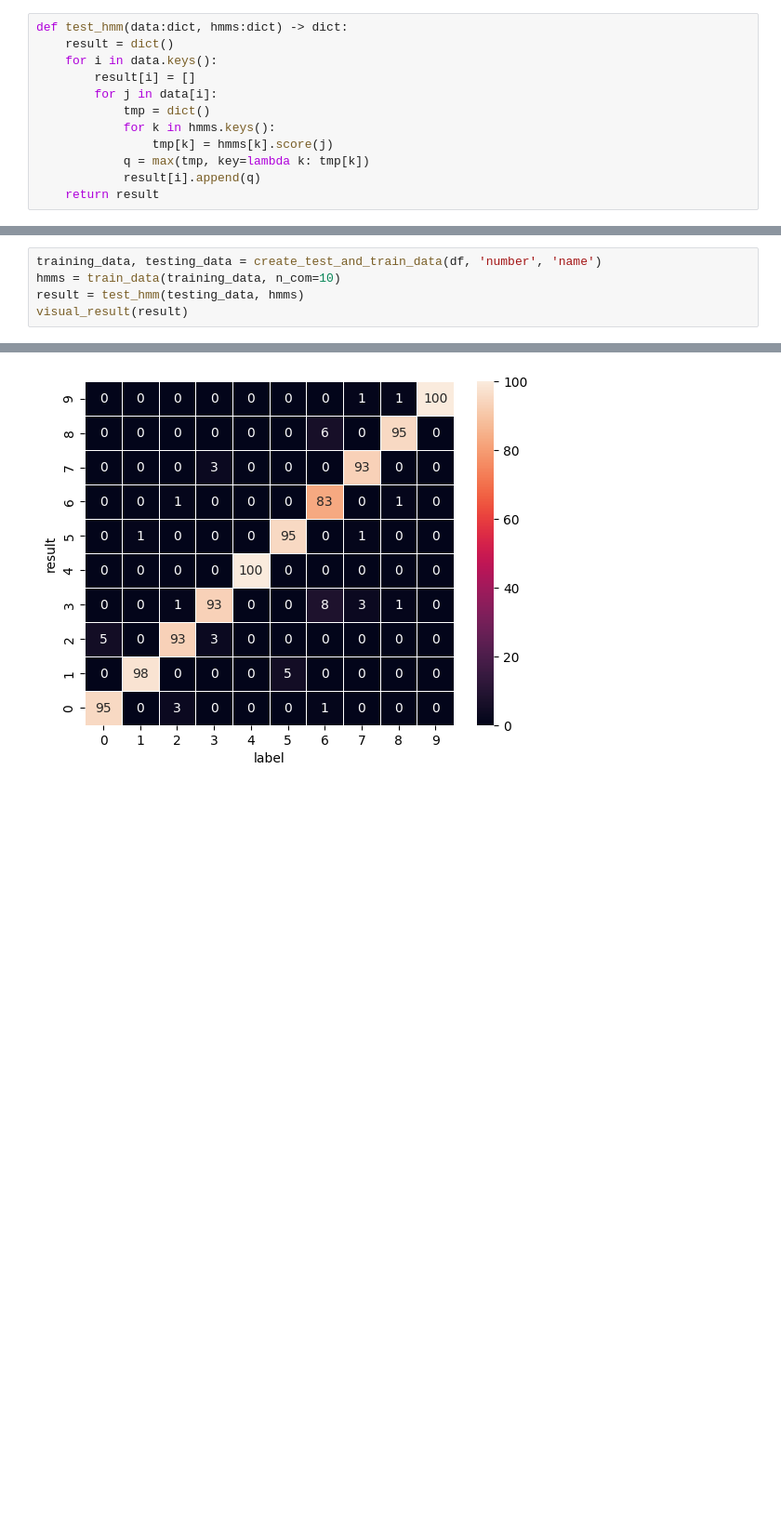
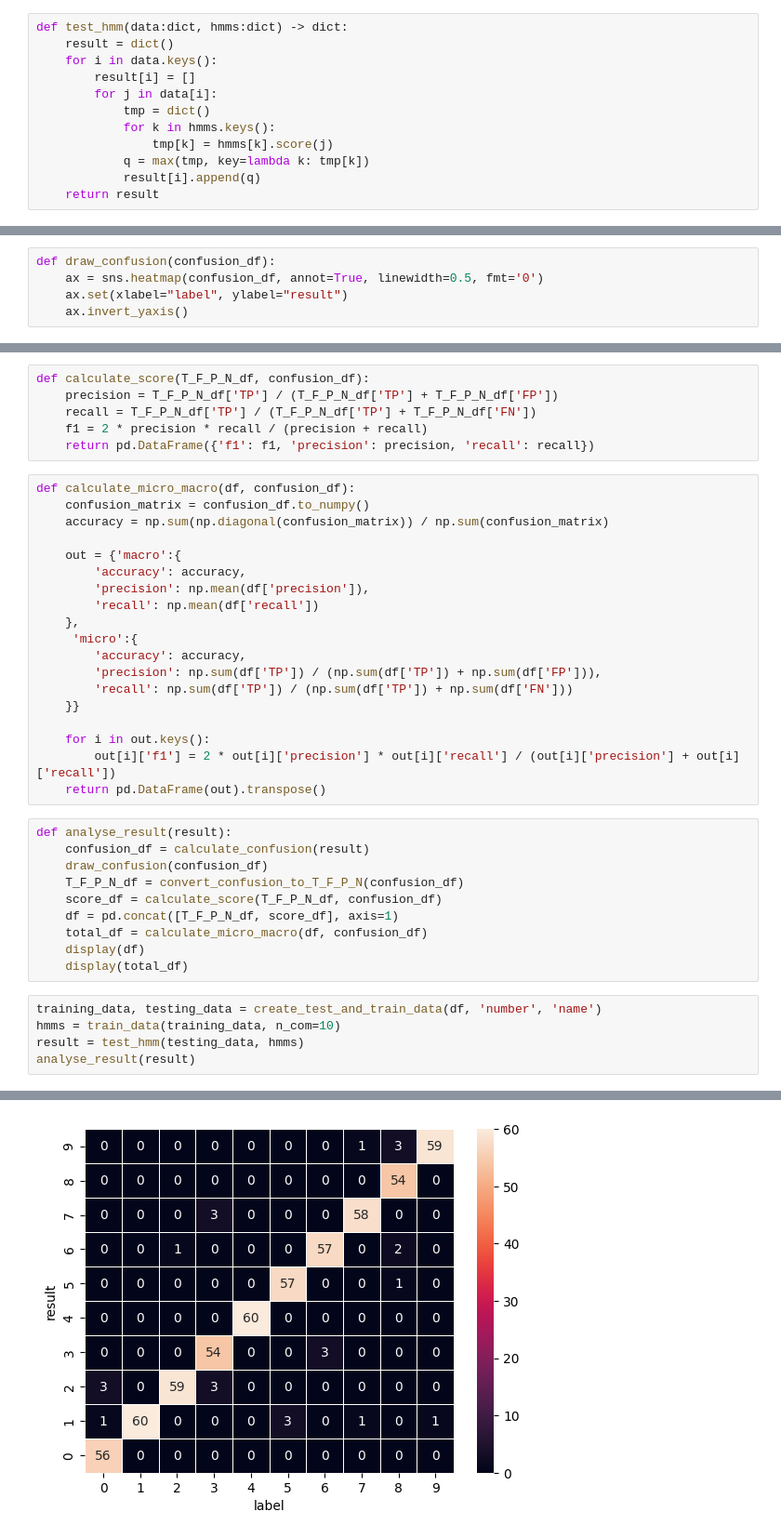
Before and after one commit to mvajhi/Introduction-to-Artificial-Intelligence-and-Machine-Learning, a Jupyter notebook: ca2/part1.ipynb, the cells around one changed output, grey strips where cells are left out. Shown at 93% size. Cells and saved outputs as stored; diff of their text form; blank space fills up the shorter version.

```diff
--- a/ca2/part1.ipynb
+++ b/ca2/part1.ipynb
@@ -136 +138,6 @@ def create_test_and_train_data(df, par_main, par_side, test_percent=TEST_SIZE):
+# %%
+def draw_confusion(confusion_df):
+    ax = sns.heatmap(confusion_df, annot=True, linewidth=0.5, fmt='0')
+    ax.set(xlabel="label", ylabel="result")
+    ax.invert_yaxis()
 # %%
@@ -147,6 +162,41 @@ def visual_result(result):
+# %%
+def calculate_score(T_F_P_N_df, confusion_df):
+    precision = T_F_P_N_df['TP'] / (T_F_P_N_df['TP'] + T_F_P_N_df['FP'])
+    recall = T_F_P_N_df['TP'] / (T_F_P_N_df['TP'] + T_F_P_N_df['FN'])
+    f1 = 2 * precision * recall / (precision + recall)
+    return pd.DataFrame({'f1': f1, 'precision': precision, 'recall': recall})
+# %%
+def calculate_micro_macro(df, confusion_df):
+    confusion_matrix = confusion_df.to_numpy()
+    accuracy = np.sum(np.diagonal(confusion_matrix)) / np.sum(confusion_matrix)
+
+    out = {'macro':{
+        'accuracy': accuracy,
+        'precision': np.mean(df['precision']),
+        'recall': np.mean(df['recall'])
+    },
+     'micro':{
+        'accuracy': accuracy,
+        'precision': np.sum(df['TP']) / (np.sum(df['TP']) + np.sum(df['FP'])),
+        'recall': np.sum(df['TP']) / (np.sum(df['TP']) + np.sum(df['FN']))
+    }}
+
+    for i in out.keys():
+        out[i]['f1'] = 2 * out[i]['precision'] * out[i]['recall'] / (out[i]['precision'] + out[i]['recall'])
+    return pd.DataFrame(out).transpose()
+# %%
+def analyse_result(result):
+    confusion_df = calculate_confusion(result)
+    draw_confusion(confusion_df)
+    T_F_P_N_df = convert_confusion_to_T_F_P_N(confusion_df)
+    score_df = calculate_score(T_F_P_N_df, confusion_df)
+    df = pd.concat([T_F_P_N_df, score_df], axis=1)
+    total_df = calculate_micro_macro(df, confusion_df)
+    display(df)
+    display(total_df)
 # %%
 training_data, testing_data = create_test_and_train_data(df, 'number', 'name')
 hmms = train_data(training_data, n_com=10)
 result = test_hmm(testing_data, hmms)
-visual_result(result)
+analyse_result(result)
 # %% [output]
@@ -153,4 +217,4 @@ visual_result(result)
-[figure, old version]
+[figure, new version]
 # %%
 training_data, testing_data = create_test_and_train_data(df, 'name', 'number')
 hmms = train_data(training_data, n_com=10)
```
Also changed, not shown: parts of 7 cells of this notebook, 1 other file.
